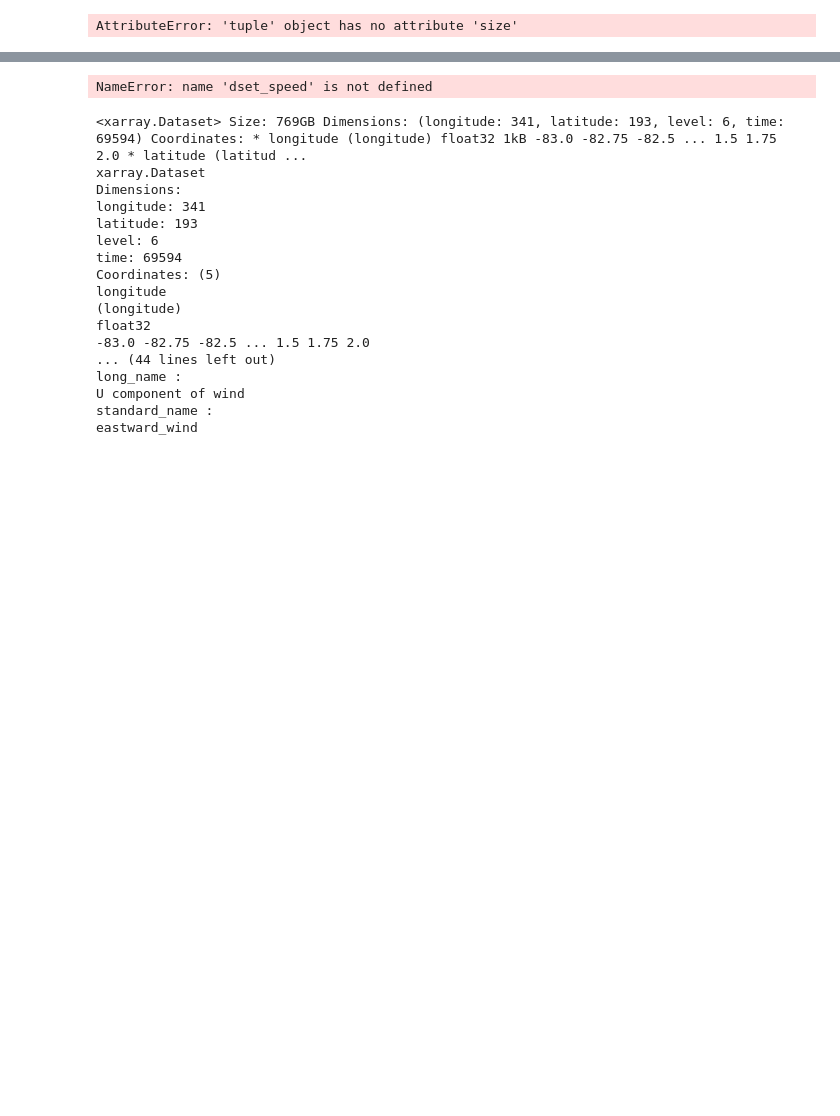
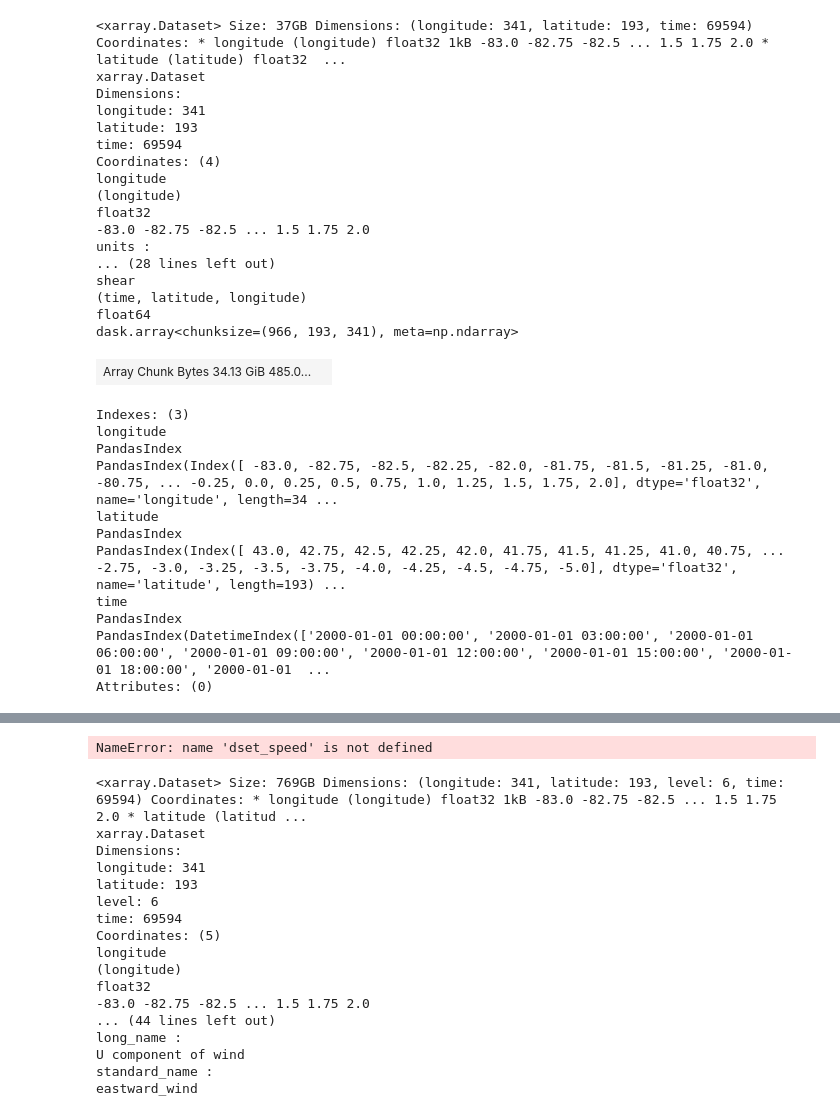
Before and after one commit to nmathewa/tropcyc, a Jupyter notebook: atlantic_exps4/create_inputs.ipynb, the cells around one changed output, grey strips where cells are left out. Saved outputs shown, nothing was run; the diff lists cells and outputs as text; code cells hidden in the pictures; blank space fills up the shorter version.

```diff
--- a/atlantic_exps4/create_inputs.ipynb
+++ b/atlantic_exps4/create_inputs.ipynb
@@ -89,32 +67,58 @@ dset_rh = xr.open_mfdataset(filerh+'*.nc',chunks={'time':1000},preprocess=prepro
 # %%
 dset_rh.to_netcdf('/home1/nalex2023/main/tropcyc/atlantic_exps3/Datasets/raw/RH_MID_2000_2023.nc')
 # %%
-
 
 
 def preprocess(uvdata):
     data = uvdata
     meanup = data.sel(level=[200,250,300]).mean(dim='level')
     meanlow = data.sel(level=[775,800,925]).mean(dim='level')
 
     shear_c = abs(meanup - meanlow)
 
     return shear_c
 
 
 
-dset_u = xr.open_mfdataset(fileu+'*.nc',chunks={'time':400},preprocess=preprocess,parallel=True).sel(expver=1)
-dset_v = xr.open_mfdataset(filev+'*.nc',chunks={'time':400},preprocess=preprocess,parallel=True).sel(expver=1)
+dset_u = xr.open_mfdataset(fileu+'*.nc',chunks={'time':1000},preprocess=preprocess,parallel=True).sel(expver=1)
+dset_v = xr.open_mfdataset(filev+'*.nc',chunks={'time':1000},preprocess=preprocess,parallel=True).sel(expver=1)
 
 
 
 dset_shear = np.sqrt(dset_u['u']**2 + dset_v['v']**2)
 
 dset_shear = dset_shear.to_dataset(name='shear')
 
-# rechunk the data
-dset_shear = dset_shear.chunk({'time':10000, 'latitude': 100, 'longitude': 100}).persist()
+dset_shear
+# %% [output]
+<xarray.Dataset> Size: 37GB Dimensions: (longitude: 341, latitude: 193, time: 69594) Coordinates: * longitude (longitude) float32 1kB -83.0 -82.75 -82.5 ... 1.5 1.75 2.0 * latitude (latitude) float32  ...
+xarray.Dataset
+Dimensions:
+longitude: 341
+latitude: 193
+time: 69594
+Coordinates: (4)
+longitude
+(longitude)
+float32
+-83.0 -82.75 -82.5 ... 1.5 1.75 2.0
+units :
+... (28 lines left out)
+shear
+(time, latitude, longitude)
+float64
+dask.array<chunksize=(966, 193, 341), meta=np.ndarray>
+| Array Chunk Bytes 34.13 GiB 485.0... |  |
+Indexes: (3)
+longitude
+PandasIndex
+PandasIndex(Index([ -83.0, -82.75, -82.5, -82.25, -82.0, -81.75, -81.5, -81.25, -81.0, -80.75, ... -0.25, 0.0, 0.25, 0.5, 0.75, 1.0, 1.25, 1.5, 1.75, 2.0], dtype='float32', name='longitude', length=34 ...
+latitude
+PandasIndex
+PandasIndex(Index([ 43.0, 42.75, 42.5, 42.25, 42.0, 41.75, 41.5, 41.25, 41.0, 40.75, ... -2.75, -3.0, -3.25, -3.5, -3.75, -4.0, -4.25, -4.5, -4.75, -5.0], dtype='float32', name='latitude', length=193) ...
+time
+PandasIndex
+PandasIndex(DatetimeIndex(['2000-01-01 00:00:00', '2000-01-01 03:00:00', '2000-01-01 06:00:00', '2000-01-01 09:00:00', '2000-01-01 12:00:00', '2000-01-01 15:00:00', '2000-01-01 18:00:00', '2000-01-01  ...
+Attributes: (0)
 # %%
 dset_shear.to_netcdf('/home1/nalex2023/main/tropcyc/atlantic_exps3/Datasets/raw/SHEAR_2000_2023.nc')
-# %% [output]
-AttributeError: 'tuple' object has no attribute 'size'
```
Also changed, not shown: parts of 10 cells of this notebook.
